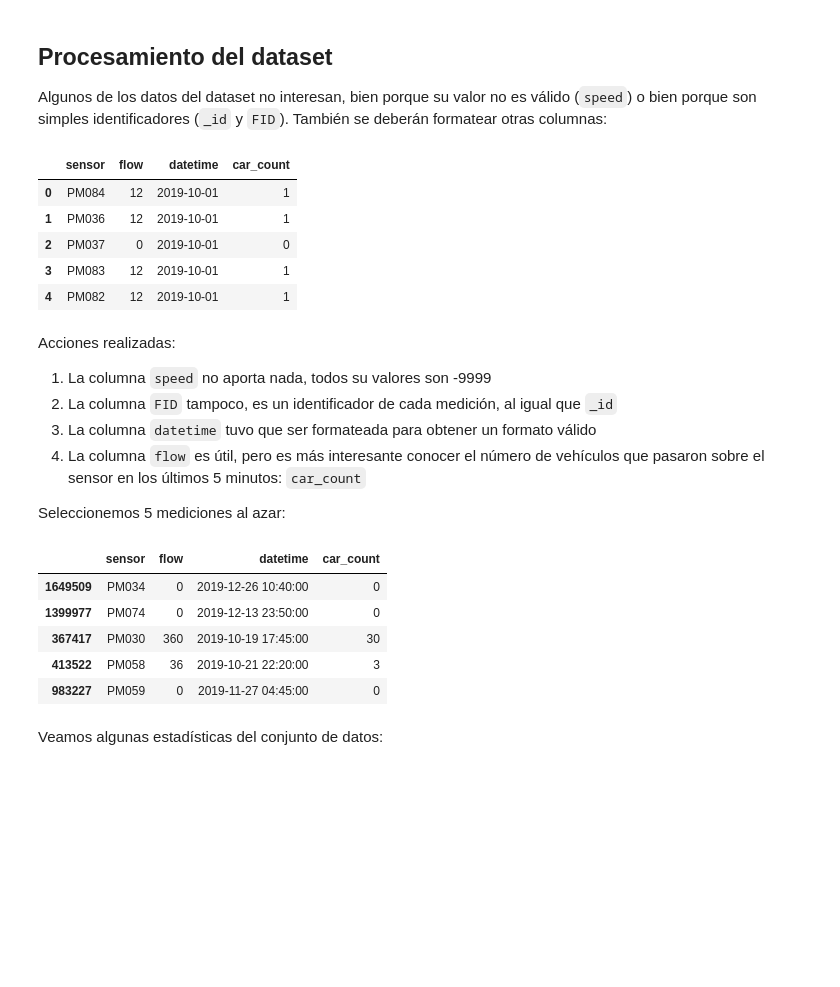
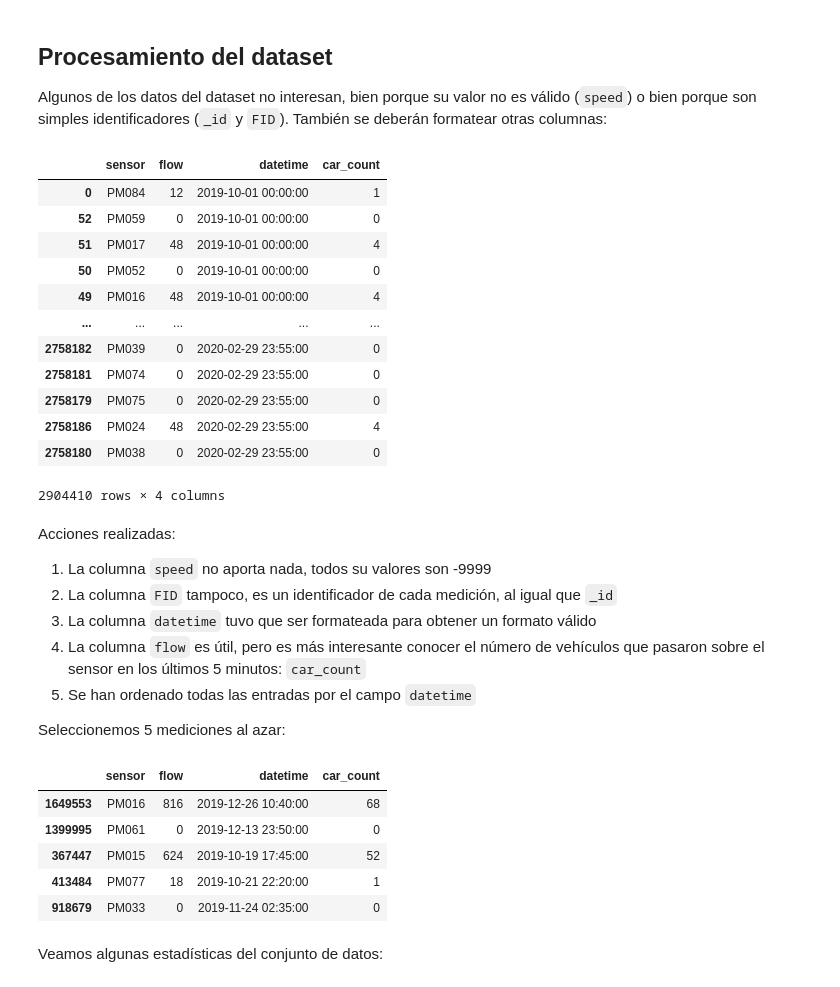
Before and after one commit to albertopmp/TFG, a Jupyter notebook: src/TrafficFlow.ipynb, the cells around one changed output. Cells and saved outputs as stored; diff of their text form; code cells hidden in the pictures; blank space fills up the shorter version.

```diff
--- a/src/TrafficFlow.ipynb
+++ b/src/TrafficFlow.ipynb
@@ -97,15 +99,24 @@ df.pop('_id')
 df.loc[:,'datetime'] = pd.to_datetime(df.loc[:,'datetime'], format='%Y-%m-%dT%H:%M:%S')
 
 df['car_count'] = df.loc[:, 'flow'] // 12
+
+df = df.sort_values(by='datetime')
 # %%
-df.head()
+df
 # %% [output]
 |  | sensor | flow | datetime | car_count |
-| 0 | PM084 | 12 | 2019-10-01 | 1 |
-| 1 | PM036 | 12 | 2019-10-01 | 1 |
-| 2 | PM037 | 0 | 2019-10-01 | 0 |
-| 3 | PM083 | 12 | 2019-10-01 | 1 |
-| 4 | PM082 | 12 | 2019-10-01 | 1 |
+| 0 | PM084 | 12 | 2019-10-01 00:00:00 | 1 |
+| 52 | PM059 | 0 | 2019-10-01 00:00:00 | 0 |
+| 51 | PM017 | 48 | 2019-10-01 00:00:00 | 4 |
+| 50 | PM052 | 0 | 2019-10-01 00:00:00 | 0 |
+| 49 | PM016 | 48 | 2019-10-01 00:00:00 | 4 |
+| ... | ... | ... | ... | ... |
+| 2758182 | PM039 | 0 | 2020-02-29 23:55:00 | 0 |
+| 2758181 | PM074 | 0 | 2020-02-29 23:55:00 | 0 |
+| 2758179 | PM075 | 0 | 2020-02-29 23:55:00 | 0 |
+| 2758186 | PM024 | 48 | 2020-02-29 23:55:00 | 4 |
+| 2758180 | PM038 | 0 | 2020-02-29 23:55:00 | 0 |
+2904410 rows × 4 columns
 # %% [markdown]
 Acciones realizadas:
 1. La columna `speed` no aporta nada, todos su valores son -9999
@@ -113,17 +124,18 @@ Acciones realizadas:
 3. La columna `datetime` tuvo que ser formateada para obtener un formato válido
 4. La columna `flow` es útil, pero es más interesante conocer el número de vehículos que
  pasaron sobre el sensor en los últimos 5 minutos: `car_count`
+5. Se han ordenado todas las entradas por el campo `datetime`
 
 Seleccionemos 5 mediciones al azar:
 # %%
 df.sample(n=5, random_state=12)
 # %% [output]
 |  | sensor | flow | datetime | car_count |
-| 1649509 | PM034 | 0 | 2019-12-26 10:40:00 | 0 |
-| 1399977 | PM074 | 0 | 2019-12-13 23:50:00 | 0 |
-| 367417 | PM030 | 360 | 2019-10-19 17:45:00 | 30 |
-| 413522 | PM058 | 36 | 2019-10-21 22:20:00 | 3 |
-| 983227 | PM059 | 0 | 2019-11-27 04:45:00 | 0 |
+| 1649553 | PM016 | 816 | 2019-12-26 10:40:00 | 68 |
+| 1399995 | PM061 | 0 | 2019-12-13 23:50:00 | 0 |
+| 367447 | PM015 | 624 | 2019-10-19 17:45:00 | 52 |
+| 413484 | PM077 | 18 | 2019-10-21 22:20:00 | 1 |
+| 918679 | PM033 | 0 | 2019-11-24 02:35:00 | 0 |
 # %% [markdown]
 Veamos algunas estadísticas del conjunto de datos:
 # %%
```
Also changed, not shown: parts of 61 cells of this notebook.
